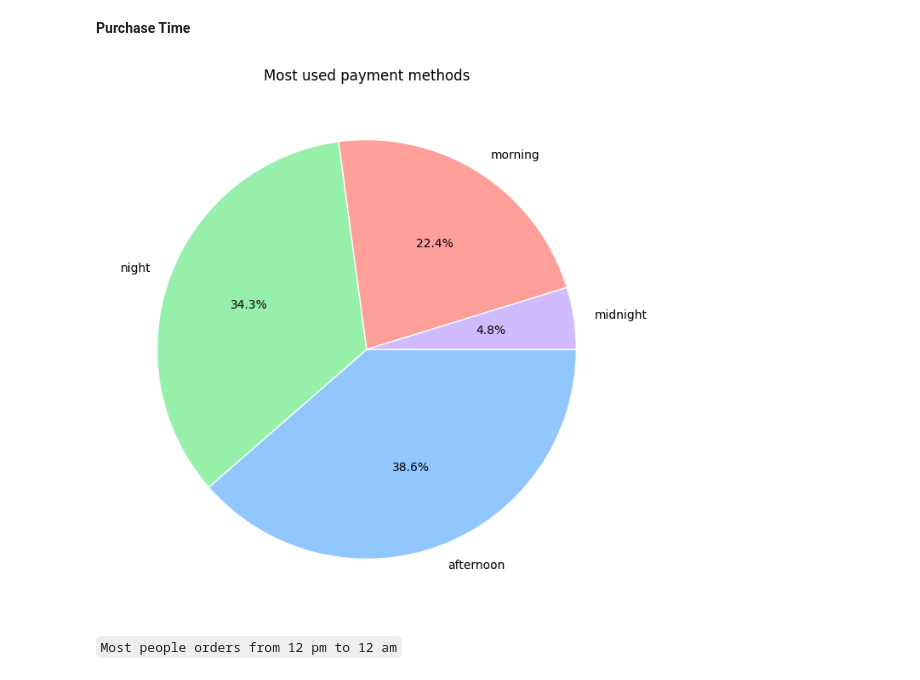
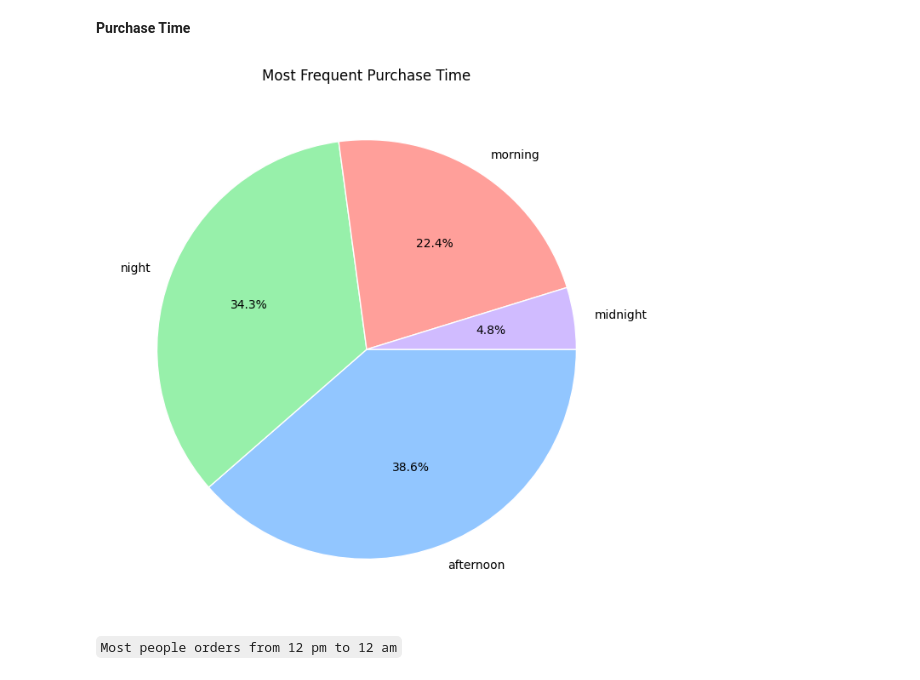
Before and after one commit to IamRaNo/Elevvo_Internship, a Jupyter notebook: Task-9/sales_data_analysis.ipynb, the cells around one changed output. Saved outputs shown, nothing was run; the diff lists cells and outputs as text; code cells hidden in the pictures.

```diff
--- a/Task-9/sales_data_analysis.ipynb
+++ b/Task-9/sales_data_analysis.ipynb
@@ -694,11 +694,11 @@ plt.show()
 # %%
 purchase_time=data['purchase_time'].value_counts(normalize=True)
 plt.figure(figsize=(8,8))
 plt.pie(purchase_time,labels=purchase_time.index,autopct="%.1f%%",counterclock=False,wedgeprops={'edgecolor':'white'})
-plt.title('Most used payment methods')
+plt.title('Most Frequent Purchase Time')
 plt.show()
 # %% [output]
-[figure, old version]
+[figure, new version]
 # %% [markdown]
 `Most people orders from 12 pm to 12 am`
 # %% [markdown]
```
Also changed, not shown: parts of 13 cells of this notebook.
